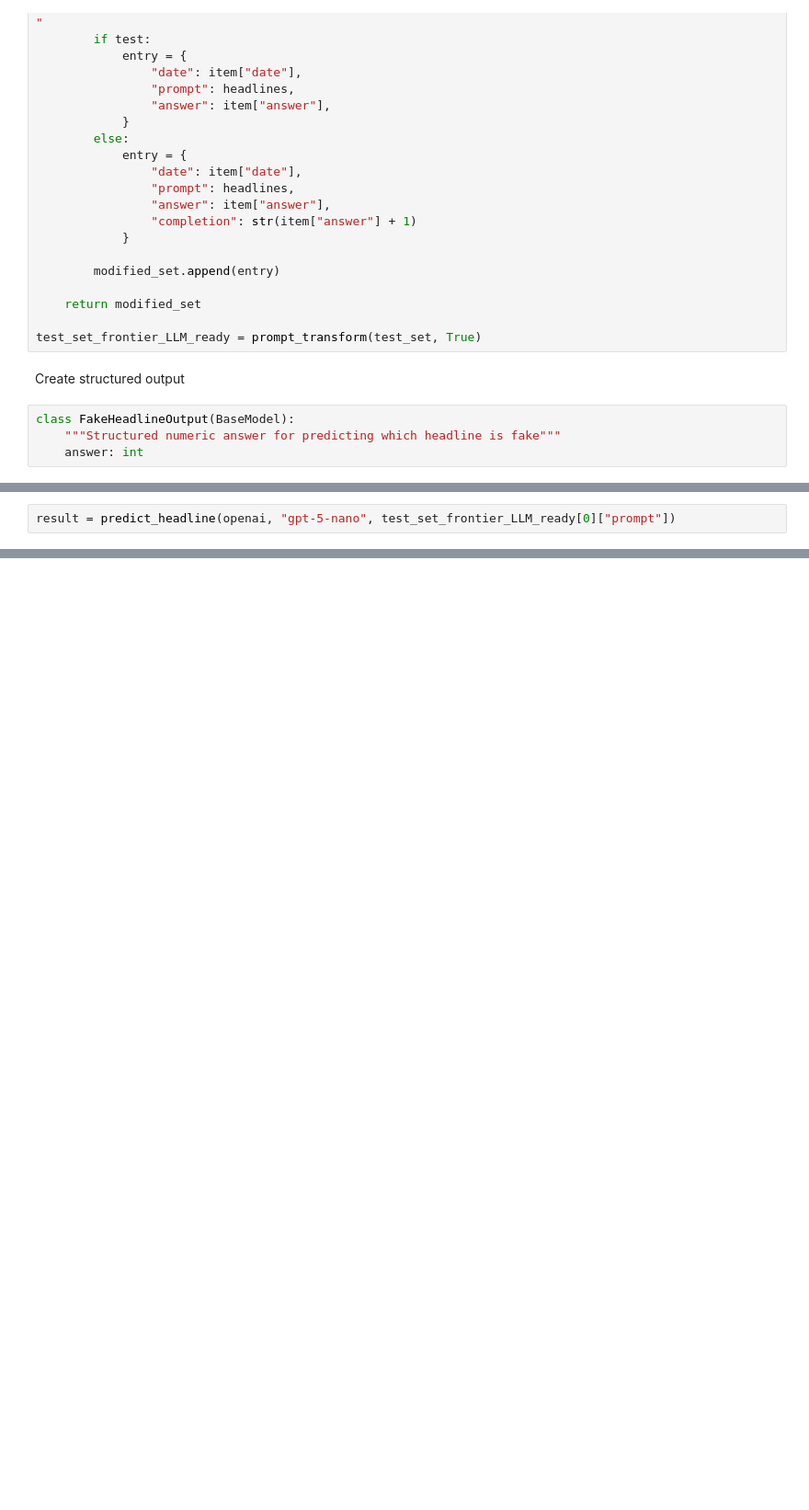
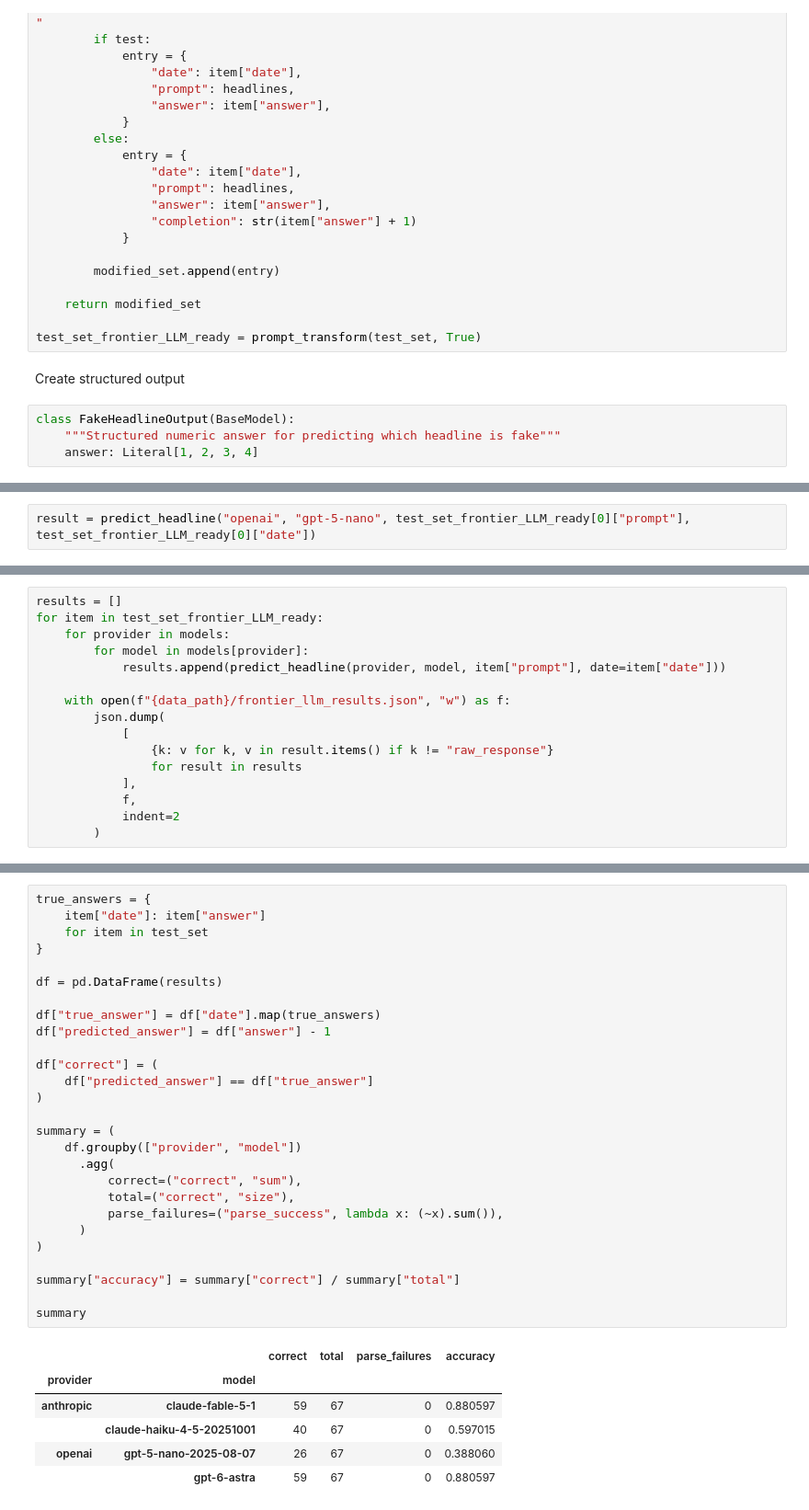
Before and after one commit to michael-jones34/three-headlines-and-a-lie, a Jupyter notebook: notebooks/frontier_LLMs.ipynb, the cells around one changed output, grey strips where cells are left out. Shown at 92% size. Drawn from its saved outputs; the diff is of its cells as text; blank space fills up the shorter version.

Commit message:
Frontier LLMs evaluated

```diff
--- a/notebooks/frontier_LLMs.ipynb
+++ b/notebooks/frontier_LLMs.ipynb
@@ -72,4 +86,4 @@ Create structured output
 # %%
 class FakeHeadlineOutput(BaseModel):
     """Structured numeric answer for predicting which headline is fake"""
-    answer: int
+    answer: Literal[1, 2, 3, 4]
@@ -87,2 +208,2 @@ def predict_headline(client, model, prompt):
 # %%
-result = predict_headline(openai, "gpt-5-nano", test_set_frontier_LLM_ready[0]["prompt"])
+result = predict_headline("openai", "gpt-5-nano", test_set_frontier_LLM_ready[0]["prompt"], test_set_frontier_LLM_ready[0]["date"])
@@ -92,0 +229,16 @@ result.answer
+# %%
+results = []
+for item in test_set_frontier_LLM_ready:
+    for provider in models:
+        for model in models[provider]:
+            results.append(predict_headline(provider, model, item["prompt"], date=item["date"]))
+
+    with open(f"{data_path}/frontier_llm_results.json", "w") as f:
+        json.dump(
+            [
+                {k: v for k, v in result.items() if k != "raw_response"}
+                for result in results
+            ],
+            f,
+            indent=2
+        )
@@ -92,0 +269,34 @@ result.answer
+# %%
+true_answers = {
+    item["date"]: item["answer"]
+    for item in test_set
+}
+
+df = pd.DataFrame(results)
+
+df["true_answer"] = df["date"].map(true_answers)
+df["predicted_answer"] = df["answer"] - 1
+
+df["correct"] = (
+    df["predicted_answer"] == df["true_answer"]
+)
+
+summary = (
+    df.groupby(["provider", "model"])
+      .agg(
+          correct=("correct", "sum"),
+          total=("correct", "size"),
+          parse_failures=("parse_success", lambda x: (~x).sum()),
+      )
+)
+
+summary["accuracy"] = summary["correct"] / summary["total"]
+
+summary
+# %% [output]
+|  |  | correct | total | parse_failures | accuracy |
+| provider | model |  |  |  |  |
+| anthropic | claude-fable-5-1 | 59 | 67 | 0 | 0.880597 |
+|  | claude-haiku-4-5-20251001 | 40 | 67 | 0 | 0.597015 |
+| openai | gpt-5-nano-2025-08-07 | 26 | 67 | 0 | 0.388060 |
+|  | gpt-6-astra | 59 | 67 | 0 | 0.880597 |
```
Also changed, not shown: parts of 13 cells of this notebook, 2 other files.
